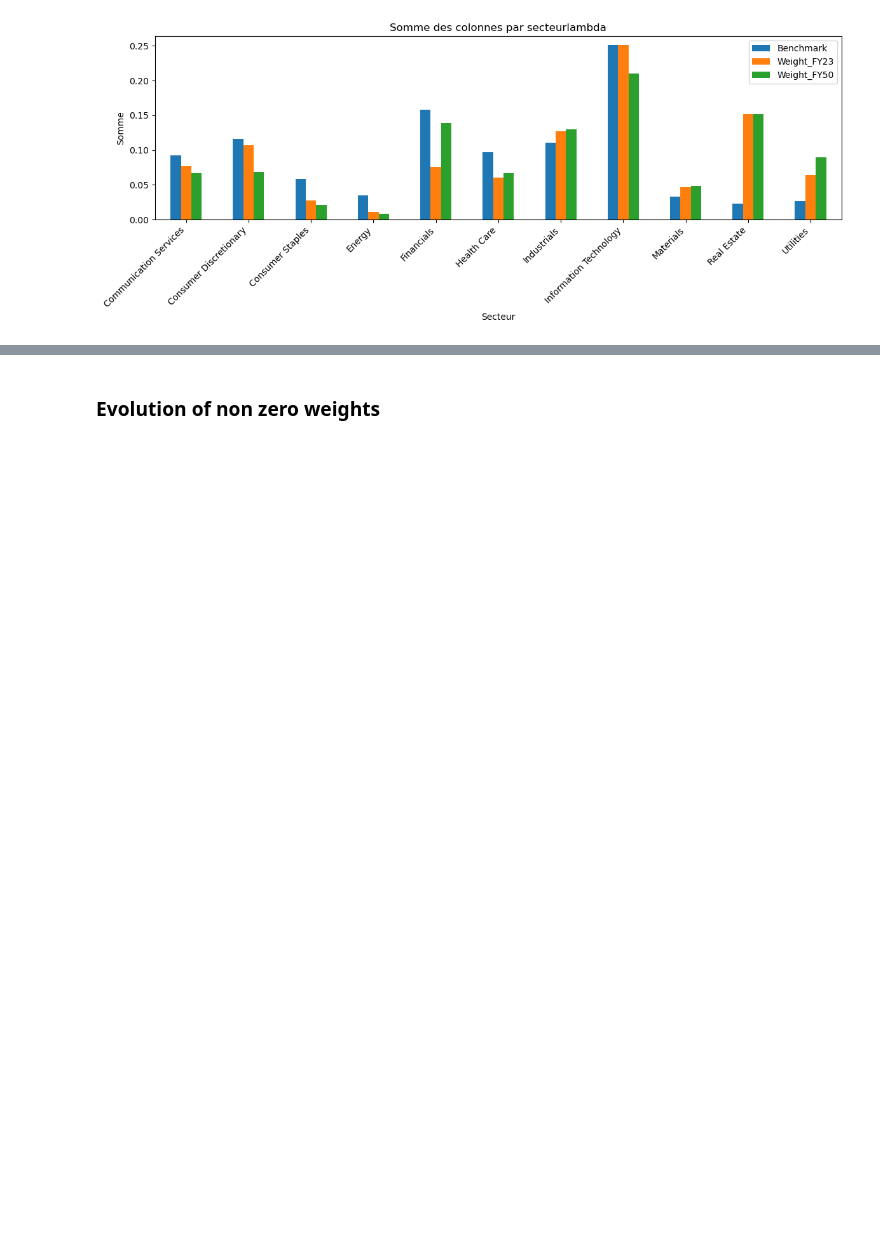
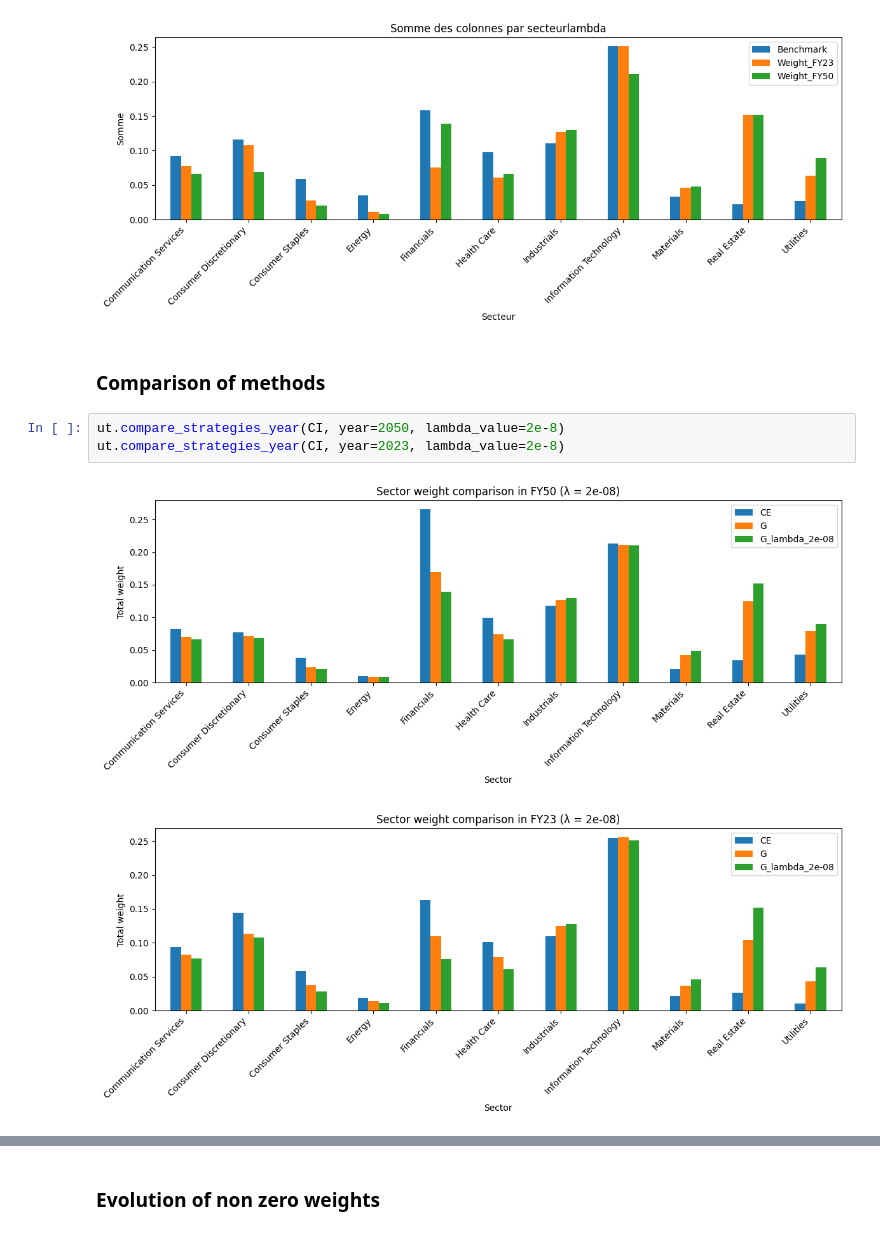
Before and after one commit to MoutetMaxime/net-zero-portfolio, a Jupyter notebook: code/notebooks/comparaison_bis.ipynb, the cells around one changed output, grey strips where cells are left out. Saved outputs shown, nothing was run; the diff lists cells and outputs as text; blank space fills up the shorter version.

```diff
--- a/code/notebooks/comparaison_bis.ipynb
+++ b/code/notebooks/comparaison_bis.ipynb
@@ -92,3 +89,11 @@ ut.hist_per_sector(CI,"Weight_G_lambda_"+str(l)+"_FY", "lambda")
 [figure]
 [figure]
 [figure]
+# %% [markdown]
+### Comparison of methods
+# %%
+ut.compare_strategies_year(CI, year=2050, lambda_value=2e-8)
+ut.compare_strategies_year(CI, year=2023, lambda_value=2e-8)
+# %% [output]
+[figure, added]
+[figure, added]
```
Also changed, not shown: parts of 3 cells of this notebook, 2 other files.
